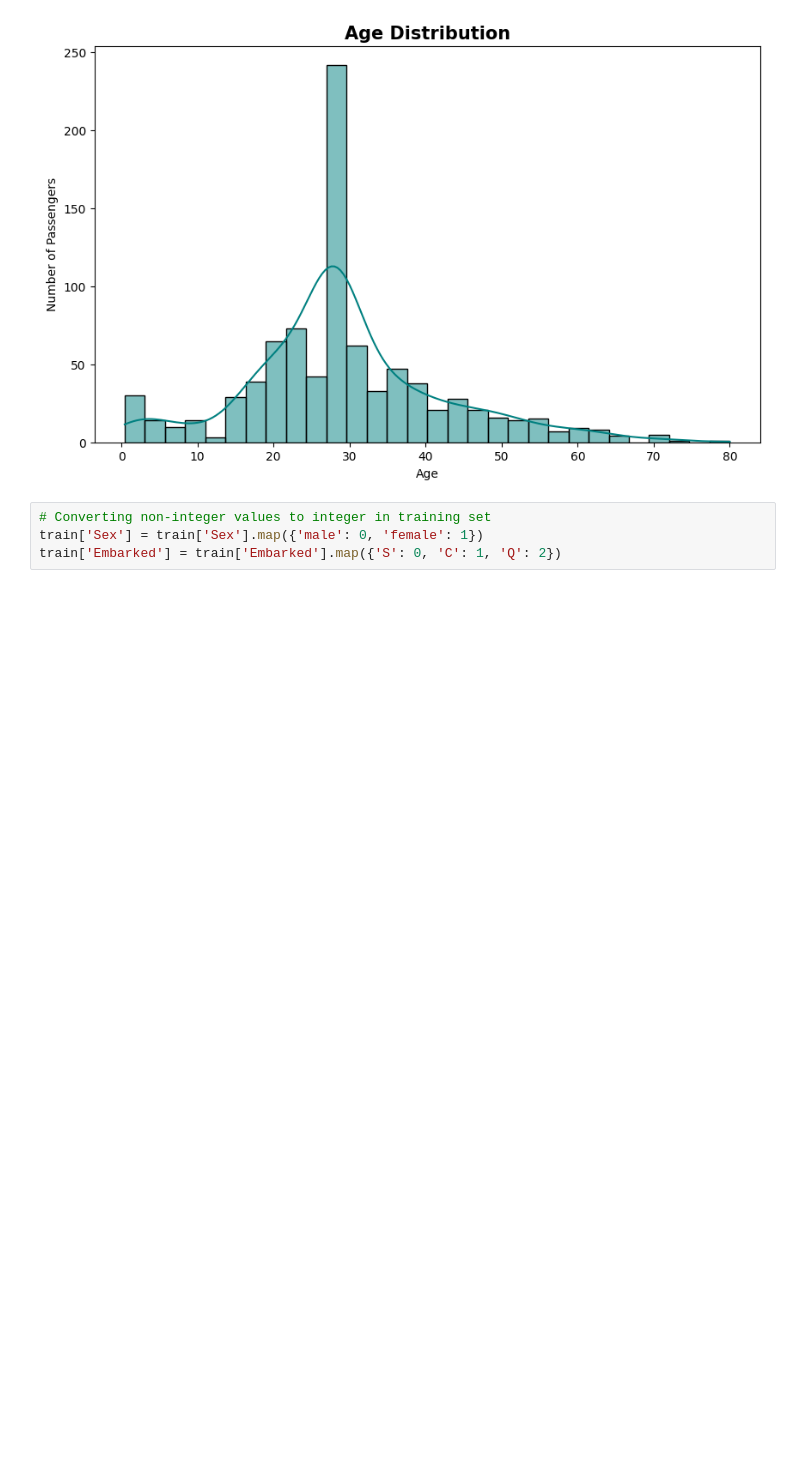
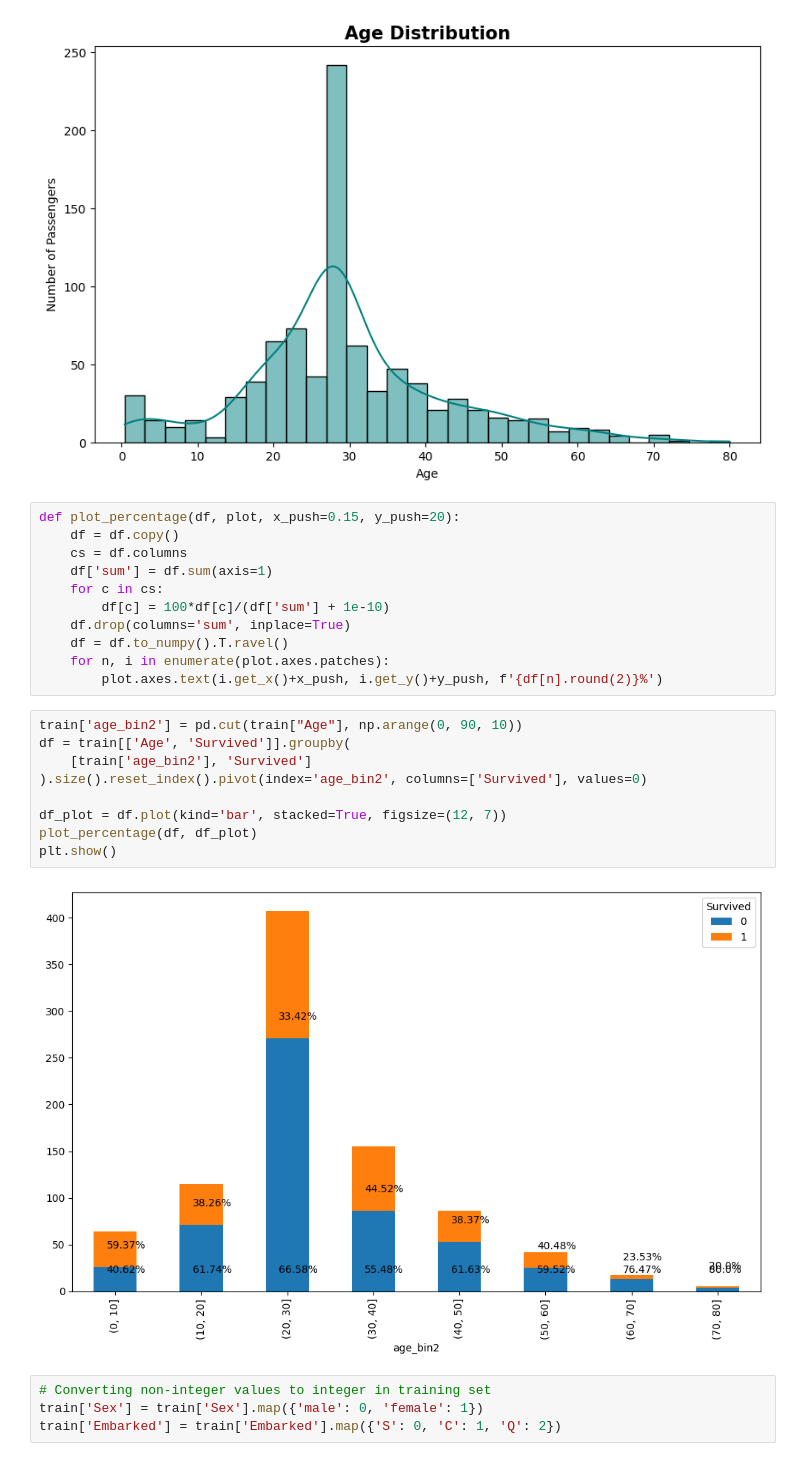
Before and after one commit to shindevaish/Titanic_Survival, a Jupyter notebook: train.ipynb, the cells around one changed output. Cells and saved outputs as stored; diff of their text form; blank space fills up the shorter version.

```diff
--- a/train.ipynb
+++ b/train.ipynb
@@ -117,6 +117,28 @@ plt.title('Age Distribution', fontweight='bold', fontsize=15)
 plt.show()
 # %% [output]
 [figure]
+# %%
+def plot_percentage(df, plot, x_push=0.15, y_push=20):
+    df = df.copy()
+    cs = df.columns
+    df['sum'] = df.sum(axis=1)
+    for c in cs:
+        df[c] = 100*df[c]/(df['sum'] + 1e-10)
+    df.drop(columns='sum', inplace=True)
+    df = df.to_numpy().T.ravel()
+    for n, i in enumerate(plot.axes.patches):
+        plot.axes.text(i.get_x()+x_push, i.get_y()+y_push, f'{df[n].round(2)}%')
+# %%
+train['age_bin2'] = pd.cut(train["Age"], np.arange(0, 90, 10))
+df = train[['Age', 'Survived']].groupby(
+    [train['age_bin2'], 'Survived']
+).size().reset_index().pivot(index='age_bin2', columns=['Survived'], values=0)
+
+df_plot = df.plot(kind='bar', stacked=True, figsize=(12, 7))
+plot_percentage(df, df_plot)
+plt.show()
+# %% [output]
+[figure, added]
 # %%
 # Converting non-integer values to integer in training set
 train['Sex'] = train['Sex'].map({'male': 0, 'female': 1})
```
Also changed, not shown: parts of 1 cell of this notebook.
